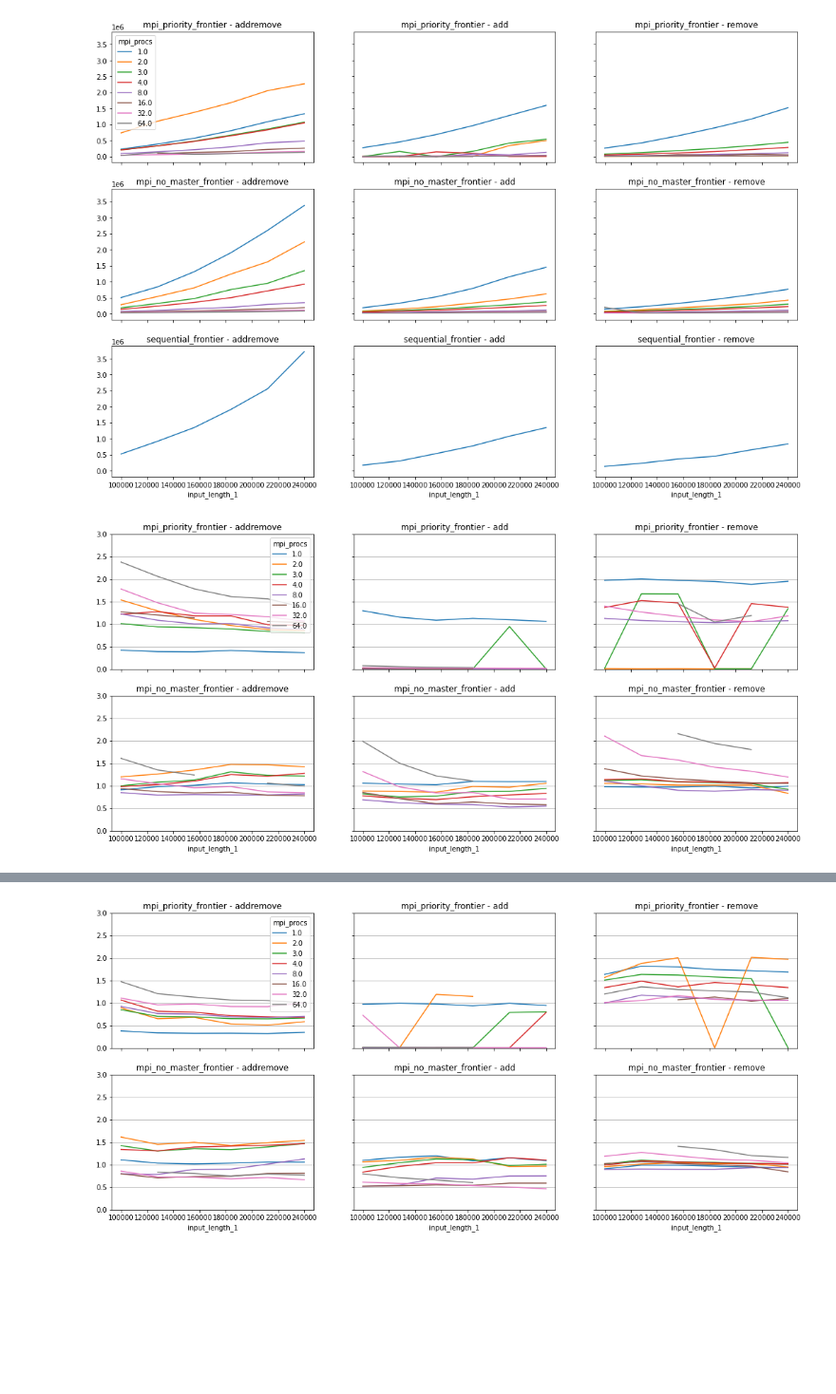
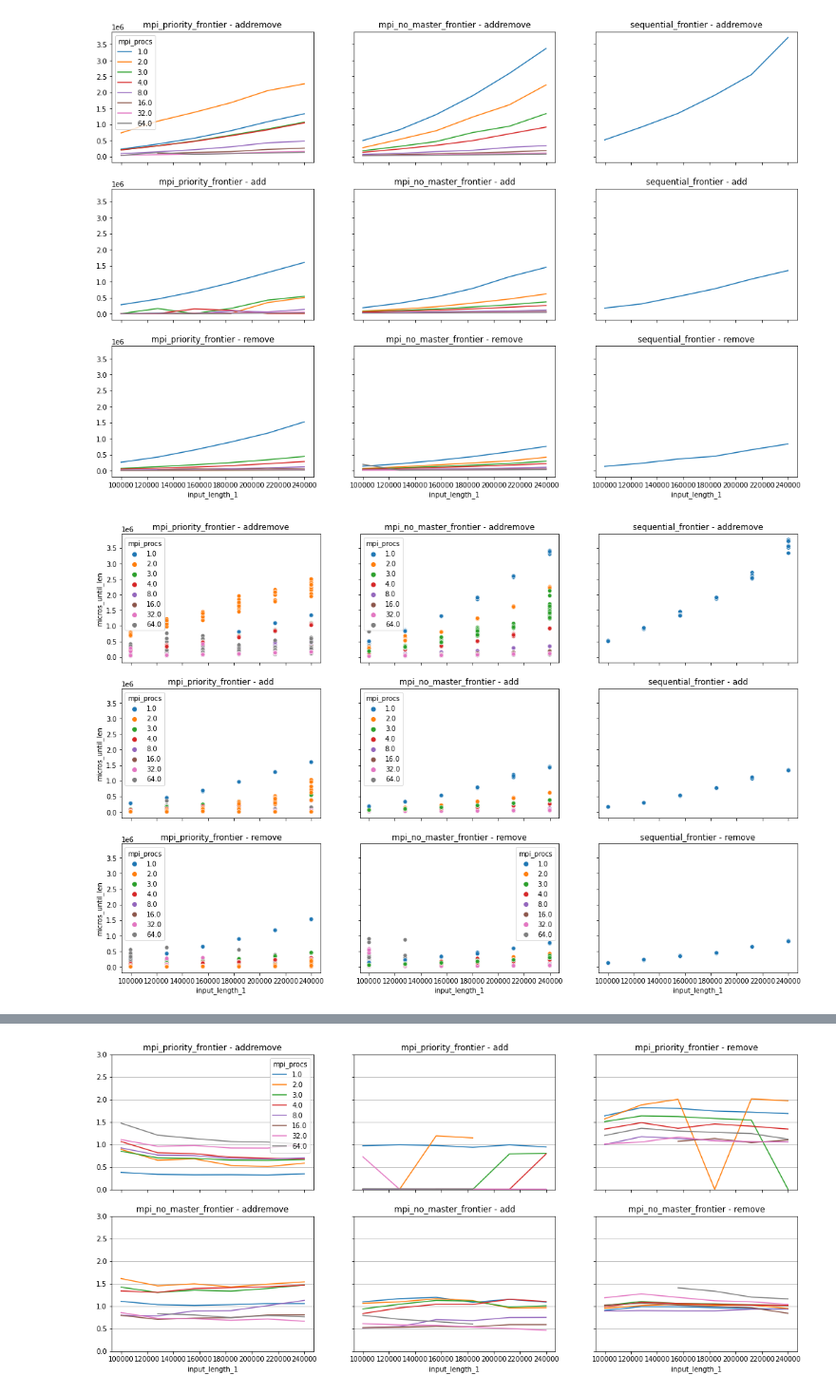
Before and after one commit to tehwalris/mpi-myers-diff, a Jupyter notebook: notebooks/benchmark-analysis-euler-presentation/add_remove_small.ipynb, the cells around one changed output, grey strips where cells are left out. Shown at 95% size. Saved outputs shown, nothing was run; the diff lists cells and outputs as text; code cells hidden in the pictures; blank space fills up the shorter version.

Commit message:
More scatterplots

```diff
--- a/notebooks/benchmark-analysis-euler-presentation/add_remove_small.ipynb
+++ b/notebooks/benchmark-analysis-euler-presentation/add_remove_small.ipynb
@@ -49,22 +49,18 @@ for diff_program_i, diff_program in enumerate(['mpi_priority_frontier', 'mpi_no_
             'input_length_1',
         )
         temp = temp.droplevel('diff_program')
-        temp.plot(ax=ax[diff_program_i][input_strategy_i], legend=(input_strategy_i == 0 and diff_program_i == 0), title=f'{diff_program} - {input_strategy}');
+        temp.plot(ax=ax[input_strategy_i][diff_program_i], legend=(input_strategy_i == 0 and diff_program_i == 0), title=f'{diff_program} - {input_strategy}');
 # %% [output]
-[figure, old version]
+[figure, new version]
 # %%
-fig, ax = plt.subplots(2, 3, figsize=(18, 8), sharex=True, sharey=True)
-for diff_program_i, diff_program in enumerate(['mpi_priority_frontier', 'mpi_no_master_frontier']):
+palette = {mpi_procs: color for mpi_procs, color in zip(sorted(benchmark_results.mpi_procs.dropna().unique()), sns.color_palette())}
+fig, ax = plt.subplots(3, 3, figsize=(18, 12), sharex=True, sharey=True)
+for diff_program_i, diff_program in enumerate(['mpi_priority_frontier', 'mpi_no_master_frontier', 'sequential_frontier']):
     for input_strategy_i, input_strategy in enumerate(['addremove', 'add', 'remove']):
         temp = benchmark_results.copy()
-        temp['mpi_procs'] = temp['mpi_procs'].fillna('sequential')
-        temp = temp.groupby(['generation_config_i', 'mpi_procs', 'diff_program']).min()
-        temp = temp[(temp['input_strategy'] == input_strategy) & (temp['input_change_strength'] == 0.2) & (temp['input_chunkiness'] == 0)]
-        temp_2 = temp.xs(diff_program, level='diff_program').set_index("input_length_1", append=True)["micros_until_len"].unstack("mpi_procs").droplevel(0)
-        temp_3 = temp.xs('sequential_frontier', level='diff_program').set_index("input_length_1")["micros_until_len"]
-        temp = temp_2.divide(temp_3, axis=0)
-        temp *= temp.columns.values
-        temp.plot(ax=ax[diff_program_i][input_strategy_i], legend=(input_strategy_i == 0 and diff_program_i == 0), title=f'{diff_program} - {input_strategy}', ylim=(0, 3), grid=True);
-        ax[diff_program_i][input_strategy_i].grid(axis='x')
+        temp = temp[(temp['diff_program'] == diff_program) & (temp['input_strategy'] == input_strategy) & (temp['input_change_strength'] == temp['input_change_strength'].min()) & (temp['input_chunkiness'] == 0)]
+        this_ax = ax[input_strategy_i][diff_program_i]
+        sns.scatterplot(data=temp, x='input_length_1', y='micros_until_len', hue='mpi_procs', palette=palette, ax=this_ax);
+        this_ax.set_title(f'{diff_program} - {input_strategy}')
 # %% [output]
-[figure, old version]
+[figure, new version]
```
Also changed, not shown: parts of 2 cells of this notebook, 2 other files.
